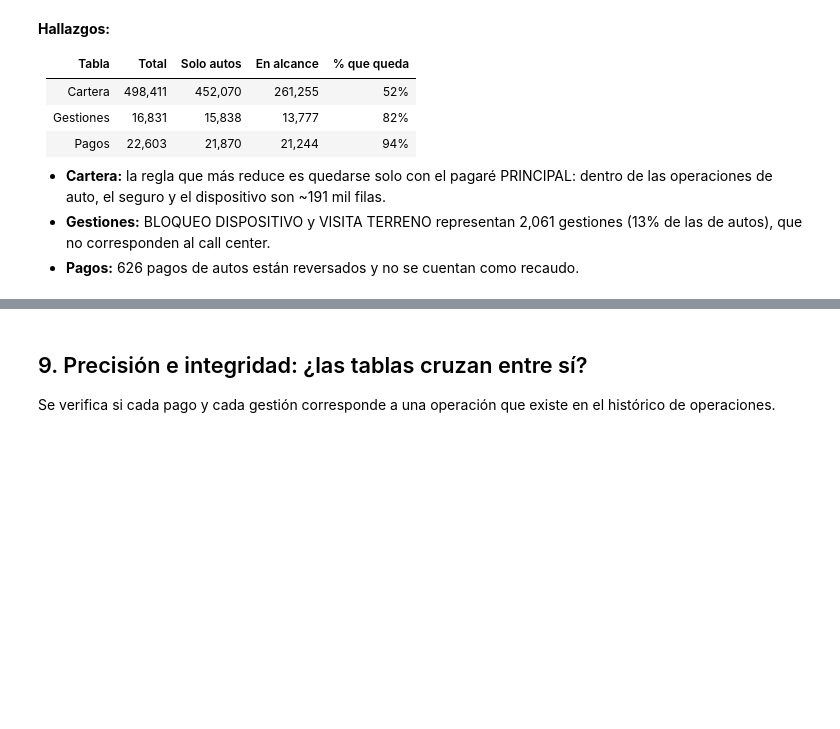
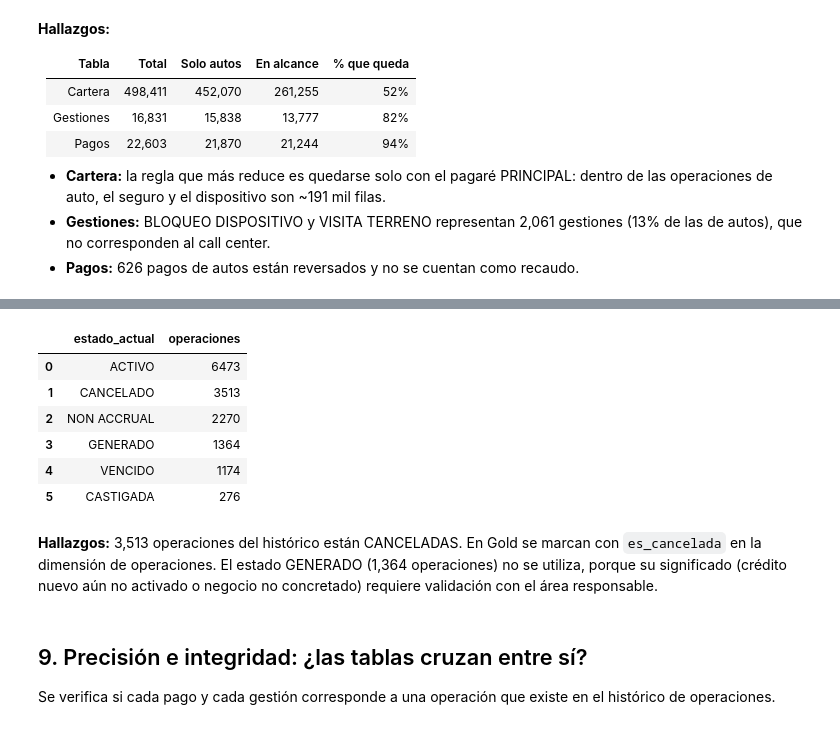
Before and after one commit to stephania99c/pset2-pipeline-cartera, a Jupyter notebook: calidad/diagnostico_calidad.ipynb, the cells around one changed output, grey strips where cells are left out. Drawn from its saved outputs; the diff is of its cells as text; code cells hidden in the pictures; blank space fills up the shorter version.

```diff
--- a/calidad/diagnostico_calidad.ipynb
+++ b/calidad/diagnostico_calidad.ipynb
@@ -292,3 +322,20 @@ display(consulta("""
+# %%
+consulta("""
+    select estado_actual, count(*) as operaciones
+    from operaciones
+    group by 1
+    order by 2 desc
+""")
+# %% [output]
+|  | estado_actual | operaciones |
+| 0 | ACTIVO | 6473 |
+| 1 | CANCELADO | 3513 |
+| 2 | NON ACCRUAL | 2270 |
+| 3 | GENERADO | 1364 |
+| 4 | VENCIDO | 1174 |
+| 5 | CASTIGADA | 276 |
+# %% [markdown]
+**Hallazgos:** 3,513 operaciones del histórico están CANCELADAS. En Gold se marcan con `es_cancelada` en la dimensión de operaciones. El estado GENERADO (1,364 operaciones) no se utiliza, porque su significado (crédito nuevo aún no activado o negocio no concretado) requiere validación con el área responsable.
 # %% [markdown]
 ## 9. Precisión e integridad: ¿las tablas cruzan entre sí?
 
```
Also changed, not shown: parts of 7 cells of this notebook, 1 other file.
